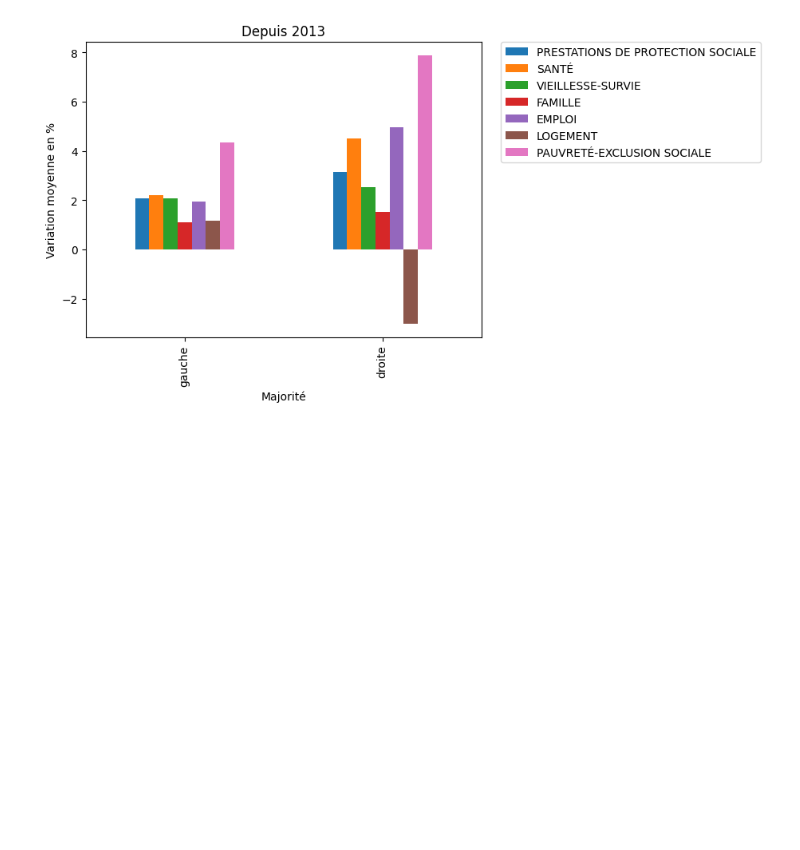
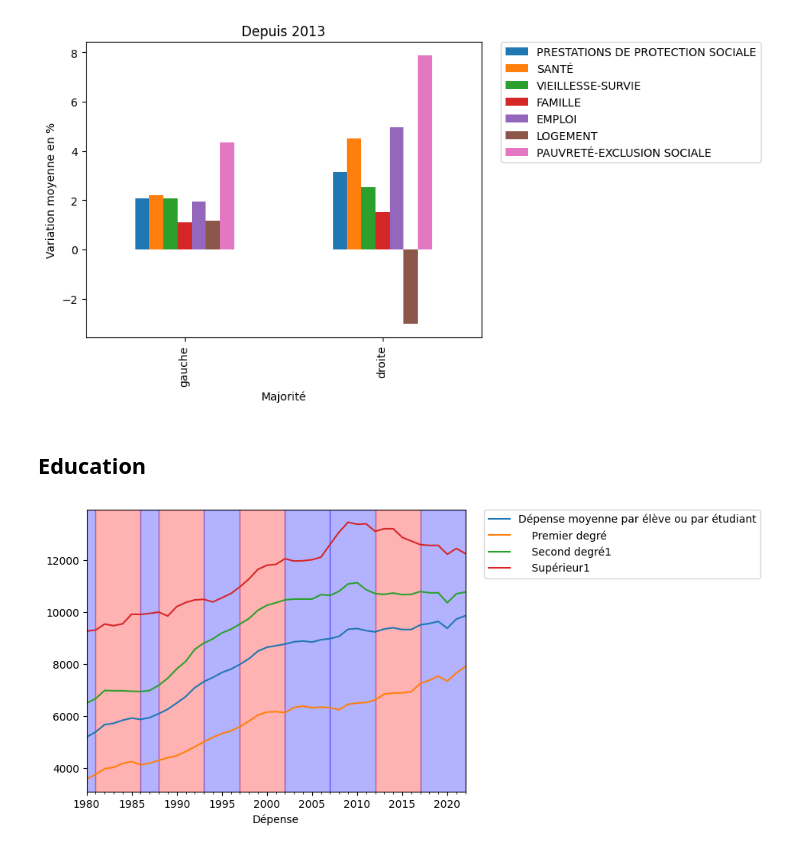
Before and after one commit to msmerlak/france, a Jupyter notebook: notebooks/prestations-sociales.ipynb, the cells around one changed output. Drawn from its saved outputs; the diff is of its cells as text; code cells hidden in the pictures; blank space fills up the shorter version.

Commit message:
add education data

```diff
--- a/notebooks/prestations-sociales.ipynb
+++ b/notebooks/prestations-sociales.ipynb
@@ -48,3 +48,20 @@ def majorite(year):
                 return orientation
 
     return "Year out of range"
+# %%
+def add_colors():
+    for period, orientation in ORIENTATION.items():
+        try:
+            start, end = period
+            start_date = pd.to_datetime(f"{start}-01-01")
+            end_date = (
+                pd.to_datetime(f"{end}-01-01")
+                if end is not None
+                else pd.to_datetime("2024-01-01")
+            )
+            color = "blue" if orientation == "droite" else "red"
+            plt.axvspan(start_date, end_date, color=color, alpha=0.3)
+        except Exception as e:
+            print(f"Error processing period {period}: {e}")
+            pass
+    plt.legend(bbox_to_anchor=(1.05, 1), loc="upper left", borderaxespad=0.0)
@@ -141,3 +132,18 @@ Text(0.5, 1.0, 'Depuis 2013')
 [figure]
 [figure]
 [figure]
+# %% [markdown]
+## Education
+# %%
+df = pd.read_excel(
+    "/Users/orwell/Library/CloudStorage/Dropbox/research/misc/france/data/cond-educ-dep-eleve-etudiant.xlsx",
+).T
+df.columns = df.iloc[0]
+df = df.iloc[1:]
+df.index = pd.to_datetime(df["Dépense"].apply(int), format="%Y")
+educ = df.iloc[:, 5:9]
+educ.plot()
+plt.legend(bbox_to_anchor=(1.05, 1), loc="upper left", borderaxespad=0.0)
+add_colors()
+# %% [output]
+[figure, added]
```
Also changed, not shown: parts of 6 cells of this notebook, 1 other file.
